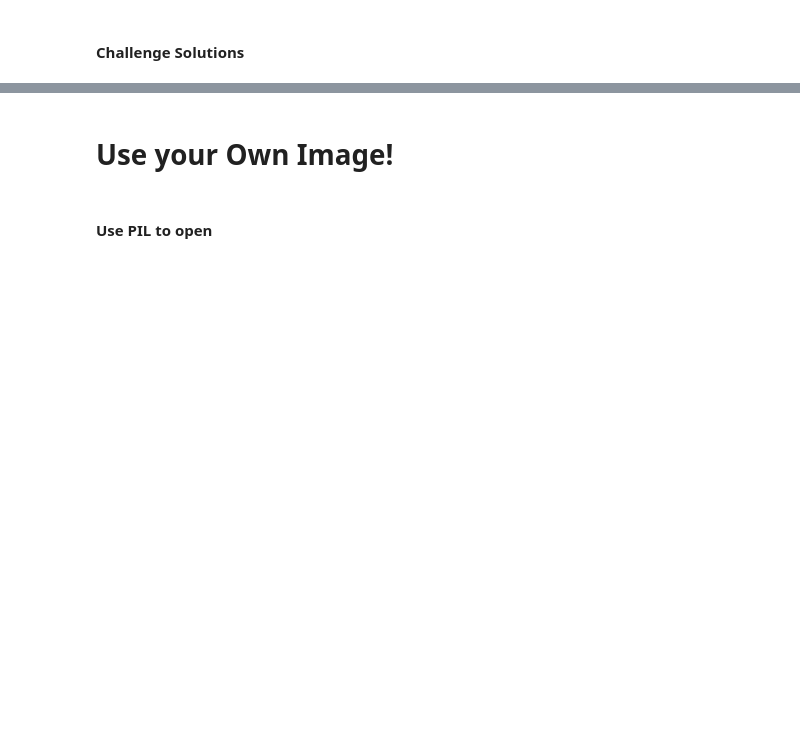
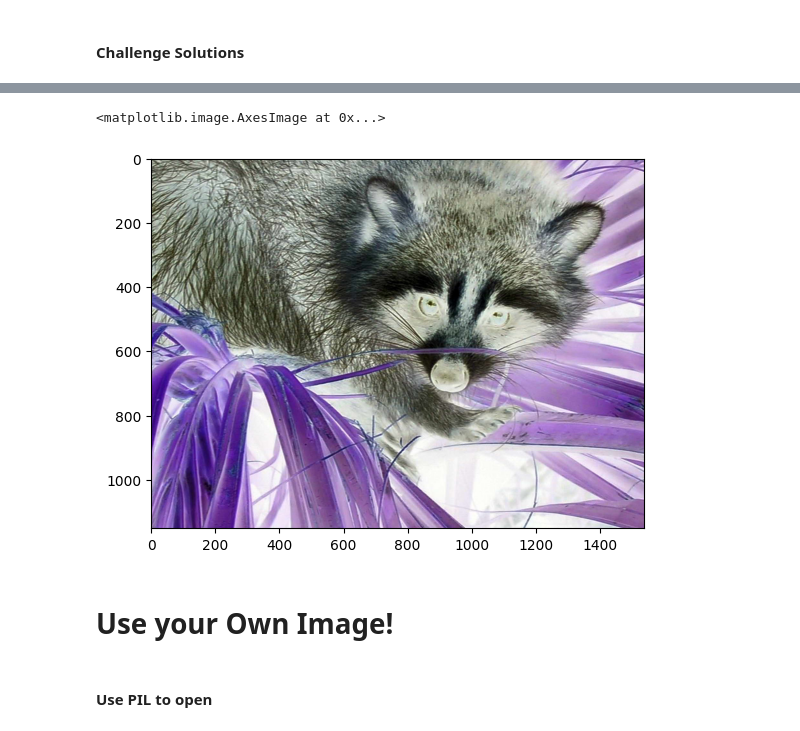
Before and after one commit to Golden-Leaves/100daysofpython, a Jupyter notebook: numpy_computation/Computation_with_NumPy_and_N_Dimensional_Arrays_(start).ipynb, the cells around one changed output, grey strips where cells are left out. Saved outputs shown, nothing was run; the diff lists cells and outputs as text; code cells hidden in the pictures; blank space fills up the shorter version.

```diff
--- a/numpy_computation/Computation_with_NumPy_and_N_Dimensional_Arrays_(start).ipynb
+++ b/numpy_computation/Computation_with_NumPy_and_N_Dimensional_Arrays_(start).ipynb
@@ -307,3 +340,9 @@ plt.imshow(greyscale_img,cmap="grey")
+# %%
+solarized_img = 255 - img
+plt.imshow(solarized_img)
+# %% [output]
+<matplotlib.image.AxesImage at 0x...>
+[figure, added]
 # %% [markdown]
 # Use your Own Image!
 # %%
```
Also changed, not shown: parts of 5 cells of this notebook, 1 other file.
